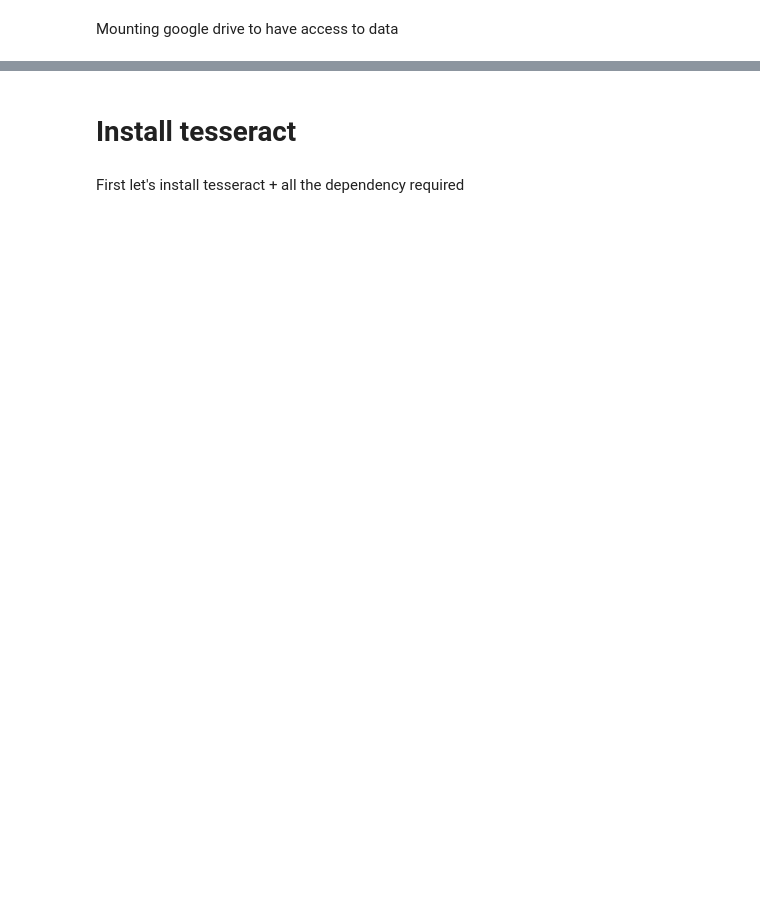
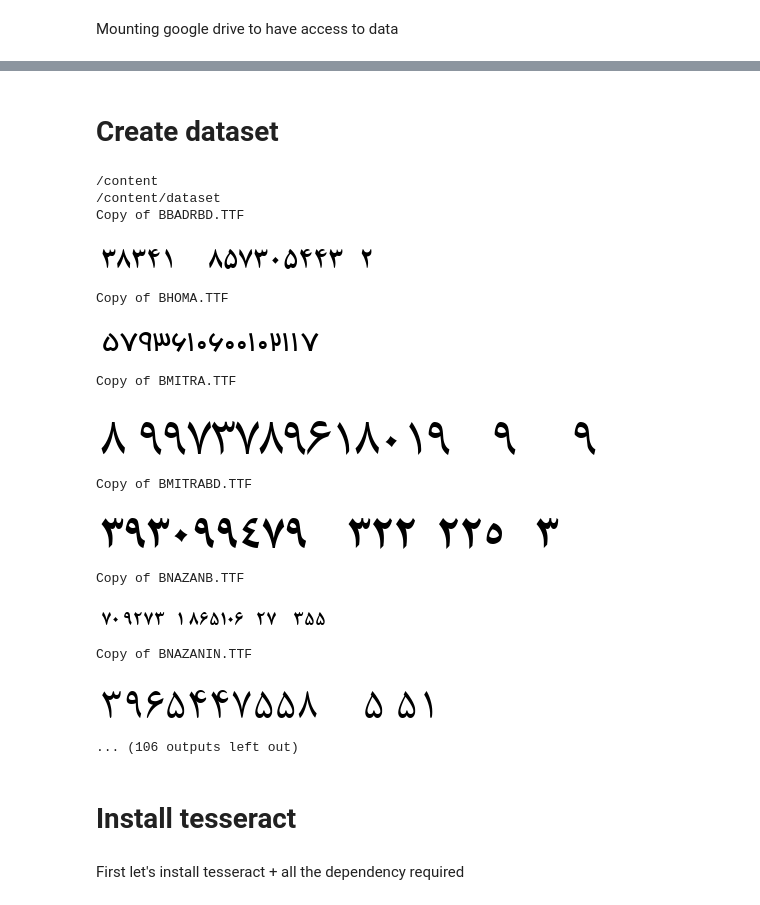
Before and after one commit to alirezaght/tesseract-train-font, a Jupyter notebook: tesseract.ipynb, the cells around one changed output, grey strips where cells are left out. Saved outputs shown, nothing was run; the diff lists cells and outputs as text; code cells hidden in the pictures; blank space fills up the shorter version.

```diff
--- a/tesseract.ipynb
+++ b/tesseract.ipynb
@@ -8,3 +10,71 @@ drive.mount('/content/drive')
+# %% [markdown]
+# Create dataset
+# %%
+%cd /content
+!rm -rf /content/dataset
+!mkdir /content/dataset
+%cd /content/dataset
+
+from PIL import Image,ImageDraw,ImageFont
+from IPython.display import display
+import os
+import random
+
+def create_dataset(number_for_each_font):
+  FONT_DIR = '/content/drive/MyDrive/fonts'
+  count = 0
+  for font_file in os.listdir(f'{FONT_DIR}'):
+    sample = False
+    if not font_file.lower().endswith('ttf'):
+      print(f'skipping {font_file}')
+      continue
+    for i in range(number_for_each_font):
+      count += 1
+      font = ImageFont.truetype(f"{FONT_DIR}/{font_file}", random.randint(12, 64), encoding='unic')
+      length = random.randint(12, 20)
+      numbers = []
+      for j in range(length):
+        n = str(random.randint(0, 9)) + ((" " * random.randint(0, 4)) if random.random() < 0.3 else "")
+        numbers.append(n)
+
+      unicode_text = "".join(numbers)
+      # get the line size
+      text_width, text_height = font.getsize(unicode_text)
+
+      # create a blank canvas with extra space between lines
+      canvas = Image.new('L', (text_width + 10, text_height + 10), "white")
+
+      # draw the text onto the text canvas, and use black as the text color
+      draw = ImageDraw.Draw(canvas)
+      draw.text((5,5), unicode_text, 'black', font)
+
+      # save the blank canvas to a file
+      canvas.save(f"{count}.tif", dpi=(300, 300))
+      with open(f'{count}.gt.txt', 'w') as f:
+        f.write(unicode_text)
+      if not sample:
+        sample = True
+        print(font_file)
+        im = Image.open(f'{count}.tif', 'r')
+        display(im)
+
+create_dataset(300)
+# %% [output]
+/content
+/content/dataset
+Copy of BBADRBD.TTF
+[figure, added]
+Copy of BHOMA.TTF
+[figure, added]
+Copy of BMITRA.TTF
+[figure, added]
+Copy of BMITRABD.TTF
+[figure, added]
+Copy of BNAZANB.TTF
+[figure, added]
+Copy of BNAZANIN.TTF
+[figure, added]
+... (106 outputs left out)
 # %% [markdown]
 # Install tesseract
 # %% [markdown]
```
Also changed, not shown: parts of 8 cells of this notebook.
